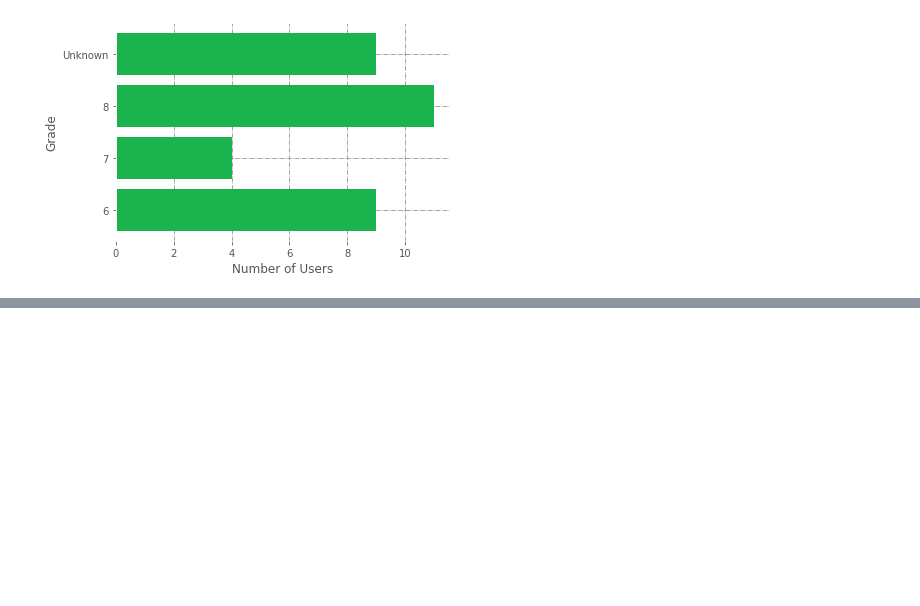
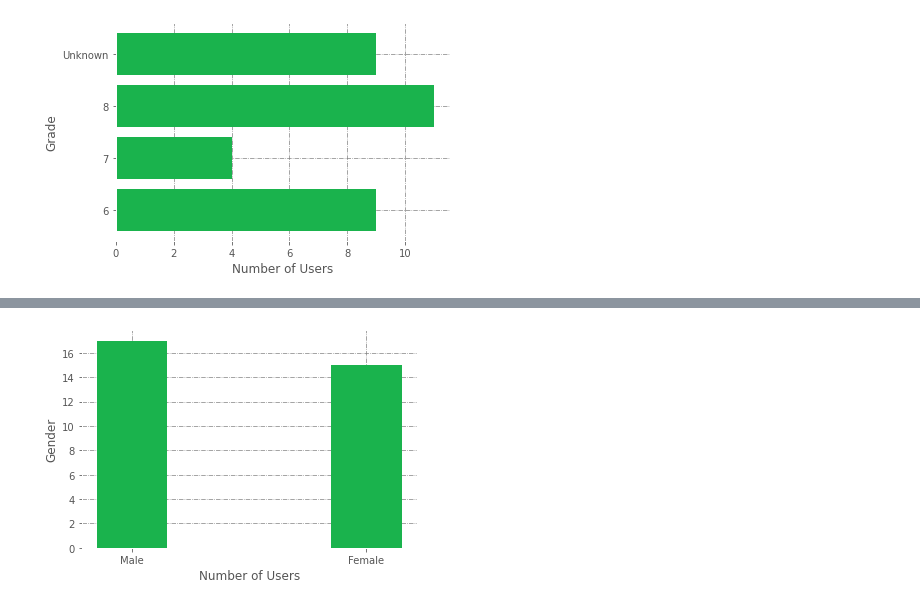
Before and after one commit to ab-apps/aryabota-services, a Jupyter notebook: Charts/Users_ProgExp.ipynb, the cells around one changed output, grey strips where cells are left out. Saved outputs shown, nothing was run; the diff lists cells and outputs as text; code cells hidden in the pictures; blank space fills up the shorter version.

```diff
--- a/Charts/Users_ProgExp.ipynb
+++ b/Charts/Users_ProgExp.ipynb
@@ -89,0 +120,19 @@ tikzplotlib.save("fig5.tex")
+# %%
+df = pd.read_csv('Users_Gender.csv')
+x = df.loc[:, "Gender"]
+y = df.loc[:, "Number of Users"]
+label = ['Male', 'Female']
+
+fig = plt.figure()
+ax = fig.add_subplot(111)
+
+ax.bar(x, y, width=0.3, color=(0.1, 0.7, 0.3))
+ax.set_xticklabels(label)
+ax.set_ylabel("Gender")
+ax.set_xlabel("Number of Users")
+ax.set_facecolor('xkcd:white')
+plt.grid(color='grey', linestyle='-.', linewidth=0.7)
+
+tikzplotlib.save("fig4.tex")
+# %% [output]
+[figure, added]
```
Also changed, not shown: parts of 3 cells of this notebook, 9 other files.
